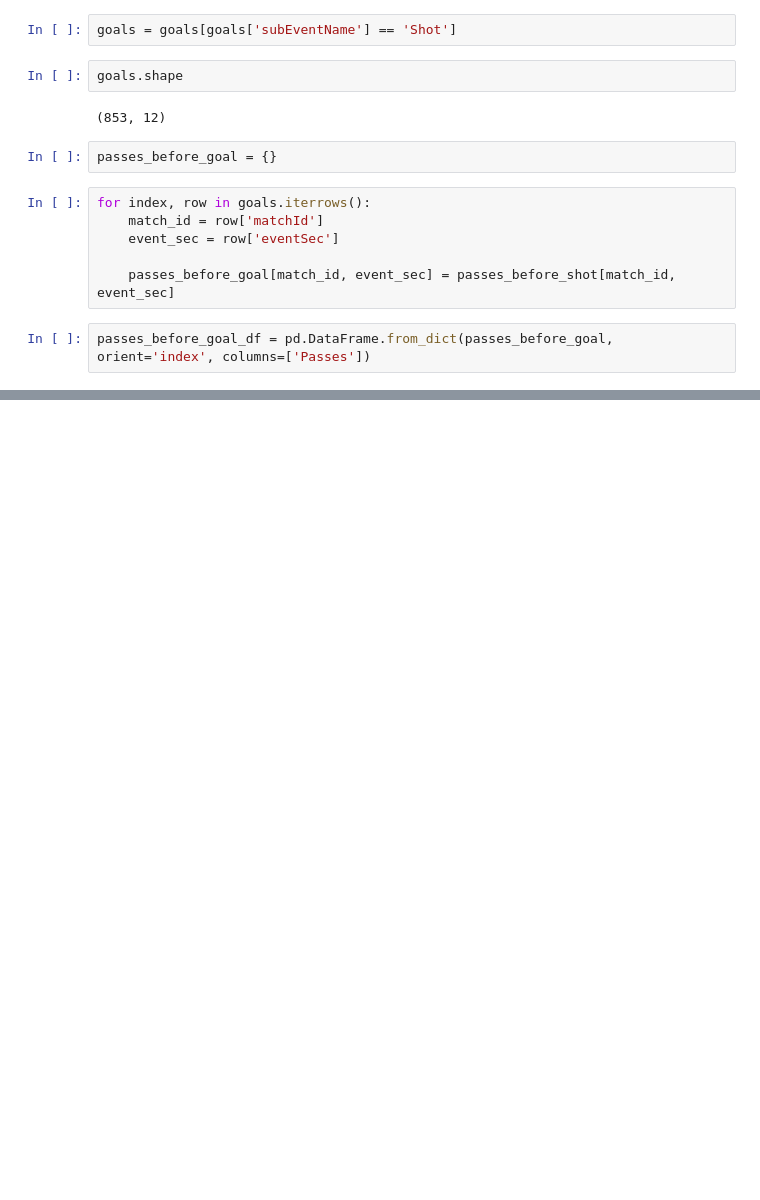
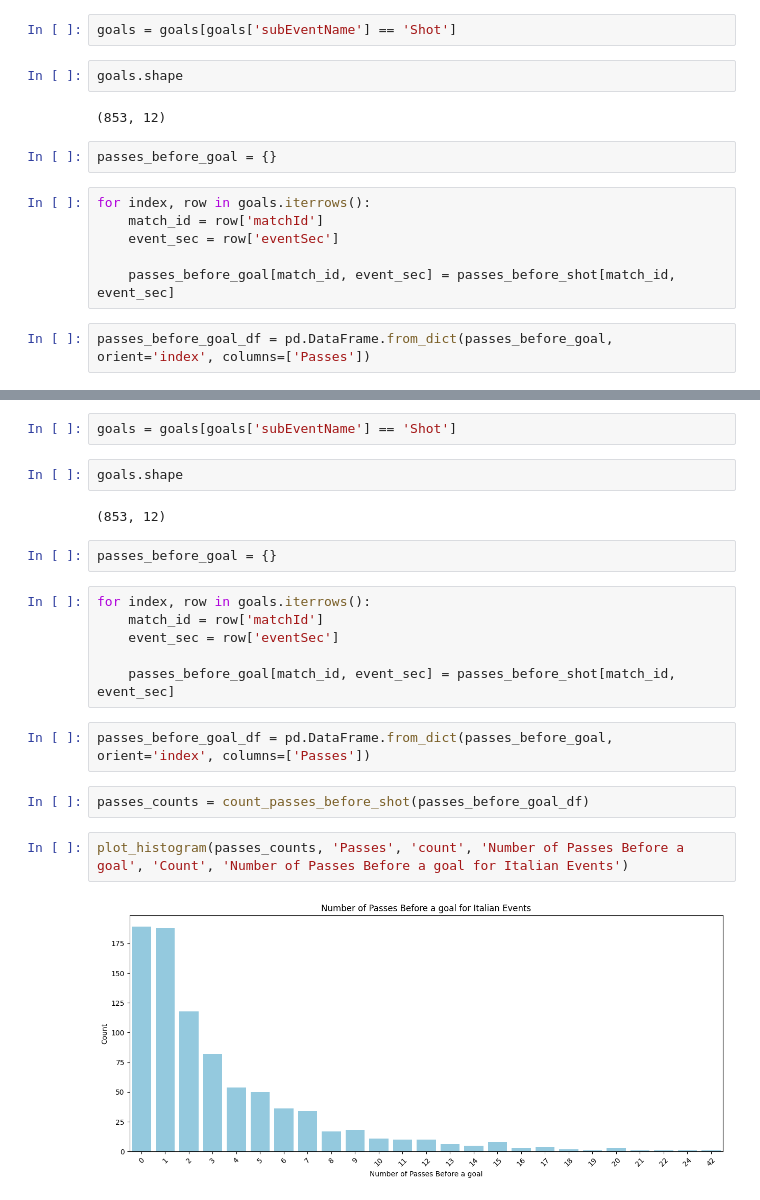
Before and after one commit to PasqualeEsposito/Geospatial_Analytics, a Jupyter notebook: Pass_chains_analysis.ipynb, the cells around one changed output, grey strips where cells are left out. Cells and saved outputs as stored; diff of their text form; blank space fills up the shorter version.

```diff
--- a/Pass_chains_analysis.ipynb
+++ b/Pass_chains_analysis.ipynb
@@ -106,0 +141,22 @@ plt.show()
+# %%
+goals = goals[goals['subEventName'] == 'Shot']
+# %%
+goals.shape
+# %% [output]
+(853, 12)
+# %%
+passes_before_goal = {}
+# %%
+for index, row in goals.iterrows():
+    match_id = row['matchId']
+    event_sec = row['eventSec']
+
+    passes_before_goal[match_id, event_sec] = passes_before_shot[match_id, event_sec]
+# %%
+passes_before_goal_df = pd.DataFrame.from_dict(passes_before_goal, orient='index', columns=['Passes'])
+# %%
+passes_counts = count_passes_before_shot(passes_before_goal_df)
+# %%
+plot_histogram(passes_counts, 'Passes', 'count', 'Number of Passes Before a goal', 'Count', 'Number of Passes Before a goal for Italian Events')
+# %% [output]
+[figure, added]
```
Also changed, not shown: parts of 17 cells of this notebook, 1 other file.
